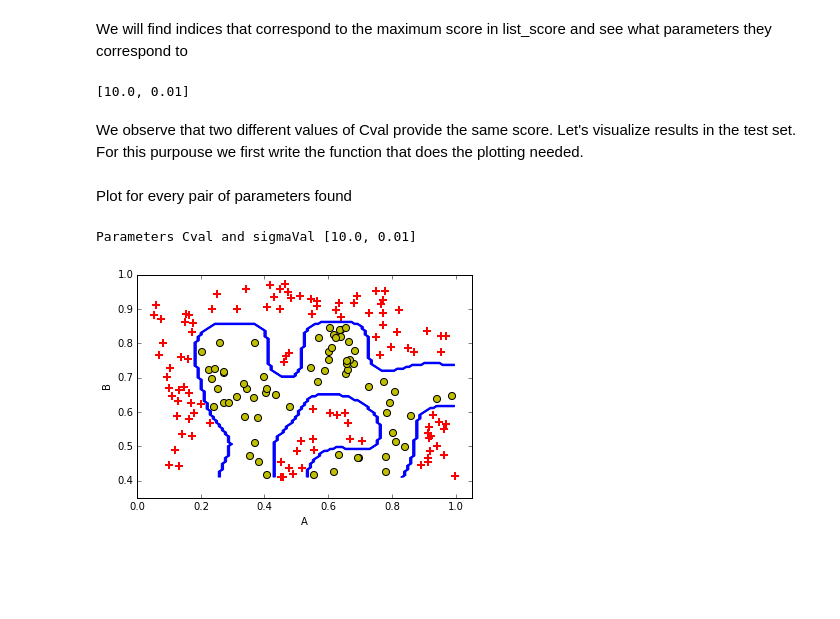
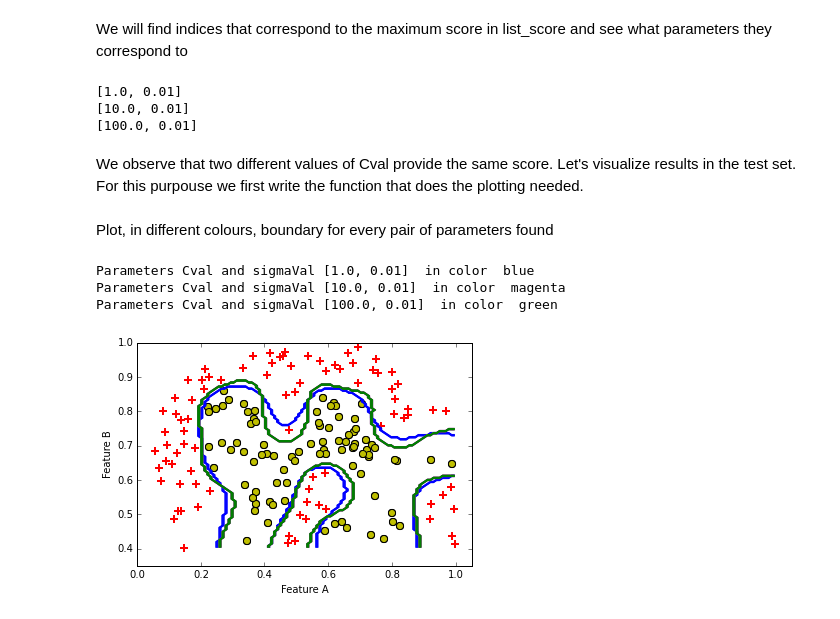
Before and after one commit to rcuevass/BDU-Logistic-and-SVM-clasifier, a Jupyter notebook: Classification_Logistic_SVM-GridSearch.ipynb, the cells around one changed output. Drawn from its saved outputs; the diff is of its cells as text; code cells hidden in the pictures; blank space fills up the shorter version.

```diff
--- a/Classification_Logistic_SVM-GridSearch.ipynb
+++ b/Classification_Logistic_SVM-GridSearch.ipynb
@@ -192,8 +257,8 @@ def plotData( data, addLabel=True ):
     positives  = data[data[:,2] == 1]
     negatives  = data[data[:,2] == 0]
     # We add the X and Y labels...
-    pyplot.xlabel("A")
-    pyplot.ylabel("B")
+    pyplot.xlabel("Feature A")
+    pyplot.ylabel("Feature B")
     # ... and set the X and Y limit values of the plot.
     pyplot.xlim([0, 1.05])
     pyplot.ylim([0.35, 1])
@@ -215,9 +280,9 @@ def plotData( data, addLabel=True ):
         pyplot.scatter( positives[:, 0], positives[:, 1], c='r', marker='+', s=50,
                    linewidths=2 )
 
+
 def PlotDataFrame():
-
-    df = pd.read_csv("data/tumors_classification.csv" , index_col=False)
+    df = pd.read_csv("tumors_classification.csv" , index_col=False)
     mat = df.values[:,1:]
     mat[:,2] = mat[:,2].astype(int)
     plotData( mat , addLabel= True )
@@ -298,0 +364,3 @@ We now split our data in three subsets: train (60%), validation (20%) and test (
+# %%
+SEED = 2016
+random_state = np.random.RandomState(SEED)
@@ -299,14 +369,14 @@ We now split our data in three subsets: train (60%), validation (20%) and test (
 # %%
 # We first read data to a data frame
-df = pd.read_csv("data/tumors_classification.csv" , index_col=False)
+df = pd.read_csv("tumors_classification.csv" , index_col=False)
 # Grab the meaningful data and transform it accordingly.
 mat = df.values[:,1:]
 mat[:,2] = mat[:,2].astype(int)
 print "Total number of records " , mat.shape[0]
-# We split data into train and an auxiliary dataset...
-train_, test_aux = train_test_split(mat, train_size=0.6)
-# ... and we split this auxiliary dataset into validation and test sets
-val_, test_ = train_test_split(test_aux, train_size=0.5)
+# We split data into train (60 %) and an auxiliary dataset (40%)...
+train_, test_aux = train_test_split(mat, train_size=0.6,random_state=random_state)
+# ... and we split this auxiliary dataset into validation (20%) and test sets (20%)
+val_, test_ = train_test_split(test_aux, train_size=0.5,random_state=random_state)
 print "Records in training set " , train_.shape[0]
 print "Records in validation set " , val_.shape[0]
 print "Records in test set " , test_.shape[0]
@@ -363,11 +437,13 @@ for k in indices_:
     print list_par[k]
     selected_parameters.append(list_par[k])
 # %% [output]
+[1.0, 0.01]
 [10.0, 0.01]
+[100.0, 0.01]
 # %% [markdown]
 We observe that two different values of Cval provide the same score. Let's visualize results in the test set. For this purpouse we first write the function that does the plotting needed.
 # %%
-def SVM_Boundary_Data(Cval,sigmaVal,kernel_type,X,y):
+def SVM_Boundary_Data(Cval,sigmaVal,kernel_type,X,y,color='blue'):
     """
     This function reads in the reciprocal of the regularization parameter to run
     a logistic regression and plot the boundary decission.
@@ -382,18 +458,21 @@ def SVM_Boundary_Data(Cval,sigmaVal,kernel_type,X,y):
     # Plot training set...
     plotData( mat , addLabel=False )
     # ... and resulting separating line
-    PlotBoundary( X, svm_ )
+    PlotBoundary( X, svm_,color )
     # Perform classification on X
     #print svm_.predict(X)
     #print y - svm_.predict(X)
 # %% [markdown]
-Plot for every pair of parameters found
+Plot, in different colours, boundary for every pair of parameters found
 # %%
+colors_list = ['blue','magenta','green','orange','black']
 kernel_type = 'rbf'
-for k in selected_parameters:
-    print "Parameters Cval and sigmaVal" , k
-    Cval,sigmaVal = k
-    SVM_Boundary_Data(Cval,sigmaVal,kernel_type,X_test,y_test)
+for k,par in enumerate(selected_parameters):
+    print "Parameters Cval and sigmaVal" ,par, " in color " , colors_list[k]
+    Cval,sigmaVal = par
+    SVM_Boundary_Data(Cval,sigmaVal,kernel_type,X_test,y_test,color=colors_list[k])
 # %% [output]
-Parameters Cval and sigmaVal [10.0, 0.01]
+Parameters Cval and sigmaVal [1.0, 0.01]  in color  blue
+Parameters Cval and sigmaVal [10.0, 0.01]  in color  magenta
+Parameters Cval and sigmaVal [100.0, 0.01]  in color  green
-[figure, old version]
+[figure, new version]
```
Also changed, not shown: parts of 51 cells of this notebook.
